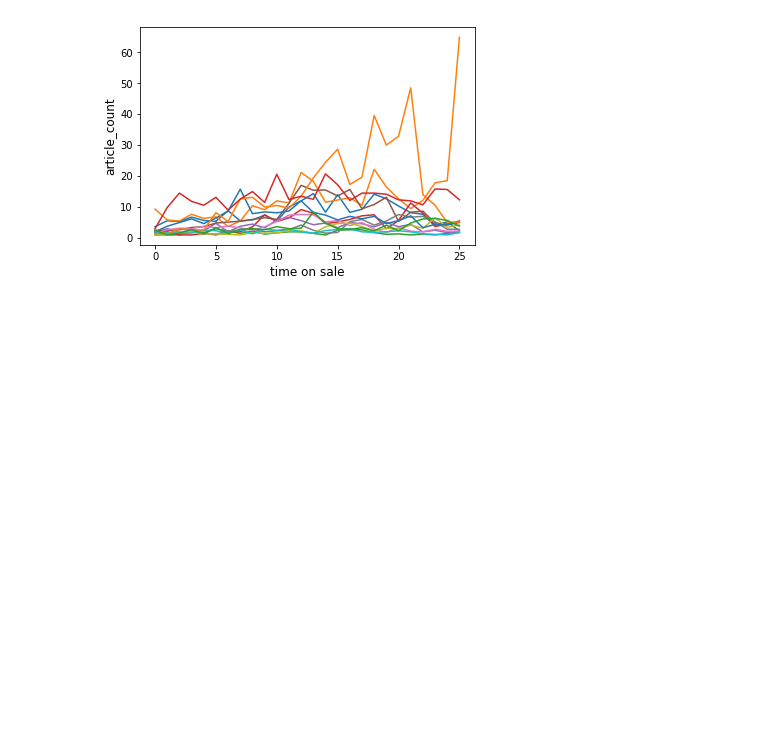
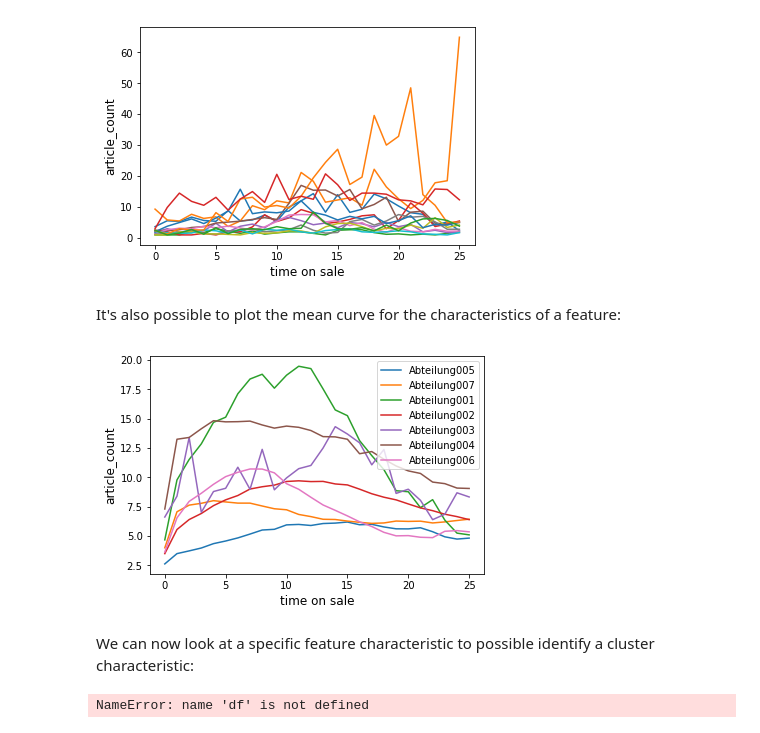
Before and after one commit to indyfree/tailor, a Jupyter notebook: notebooks/05-visualize-article-history.ipynb, the cells around one changed output. Drawn from its saved outputs; the diff is of its cells as text; code cells hidden in the pictures; blank space fills up the shorter version.

```diff
--- a/notebooks/05-visualize-article-history.ipynb
+++ b/notebooks/05-visualize-article-history.ipynb
@@ -46,3 +46,16 @@ ids = brown_fimmilena.article_id.unique()
 plot_article_history(brown_fimmilena, ids, 'article_count', False);
 # %% [output]
 [figure]
+# %% [markdown]
+It's also possible to plot the mean curve for the characteristics of a feature:
+# %%
+plot_feature_history(df, 'Abteilung', 'article_count');
+# %% [output]
+[figure, added]
+# %% [markdown]
+We can now look at a specific feature characteristic to possible identify a cluster characteristic:
+# %%
+ids = df.loc[(df.Abteilung == 'Abteilung003', 'article_id')].unique()
+plot_article_history(df, ids, 'article_count');
+# %% [output]
+NameError: name 'df' is not defined
```
Also changed, not shown: parts of 1 cell of this notebook, 1 other file.
